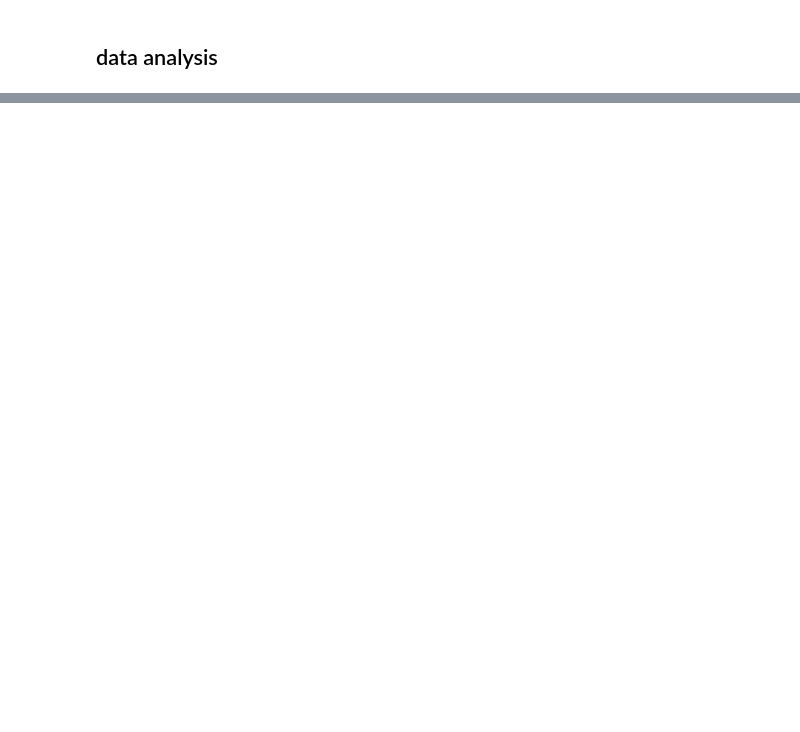
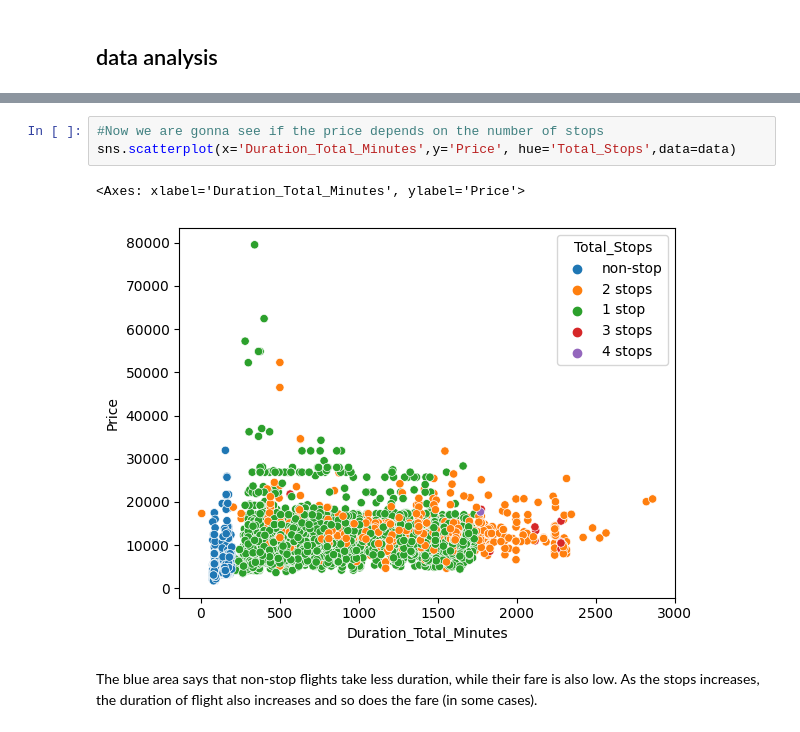
Before and after one commit to kidnixt/fare-of-airline-tickets, a Jupyter notebook: flight_prediction.ipynb, the cells around one changed output, grey strips where cells are left out. Saved outputs shown, nothing was run; the diff lists cells and outputs as text; blank space fills up the shorter version.

```diff
--- a/flight_prediction.ipynb
+++ b/flight_prediction.ipynb
@@ -203,0 +239,8 @@ Index(['Airline', 'Source', 'Destination', 'Route', 'Duration', 'Total_Stops',
+# %%
+#Now we are gonna see if the price depends on the number of stops
+sns.scatterplot(x='Duration_Total_Minutes',y='Price', hue='Total_Stops',data=data)
+# %% [output]
+<Axes: xlabel='Duration_Total_Minutes', ylabel='Price'>
+[figure, added]
+# %% [markdown]
+The blue area says that non-stop flights take less duration, while their fare is also low. As the stops increases, the duration of flight also increases and so does the fare (in some cases).
```
Also changed, not shown: parts of 9 cells of this notebook.
